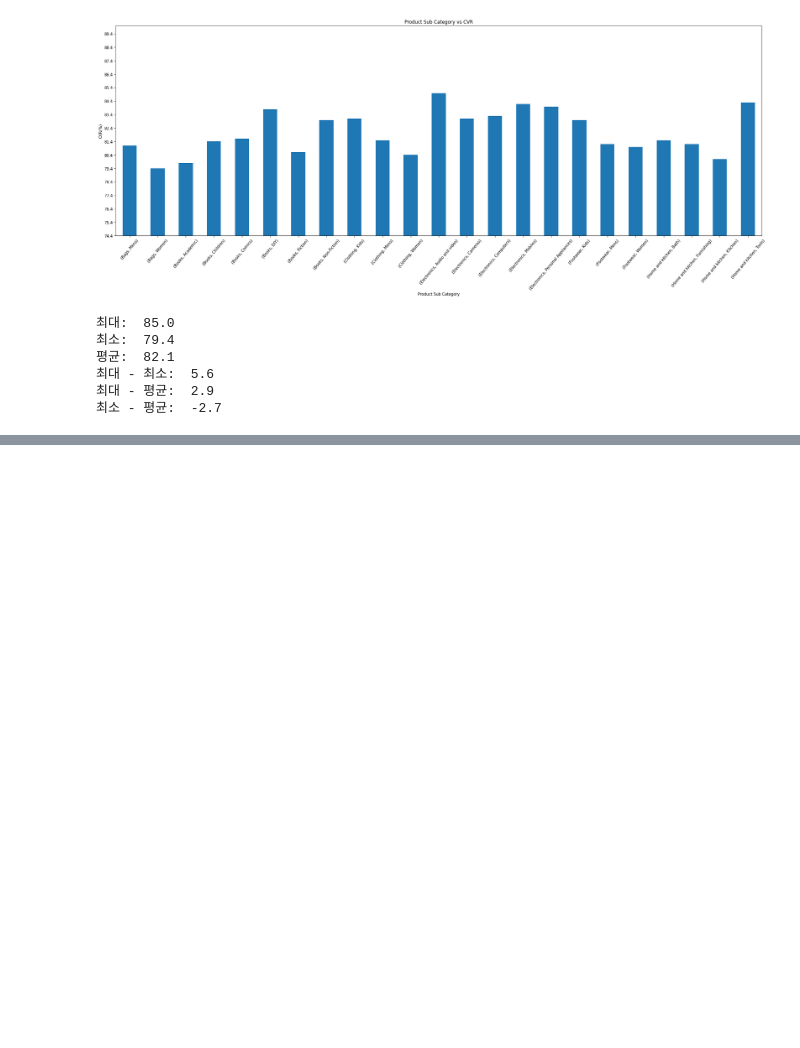
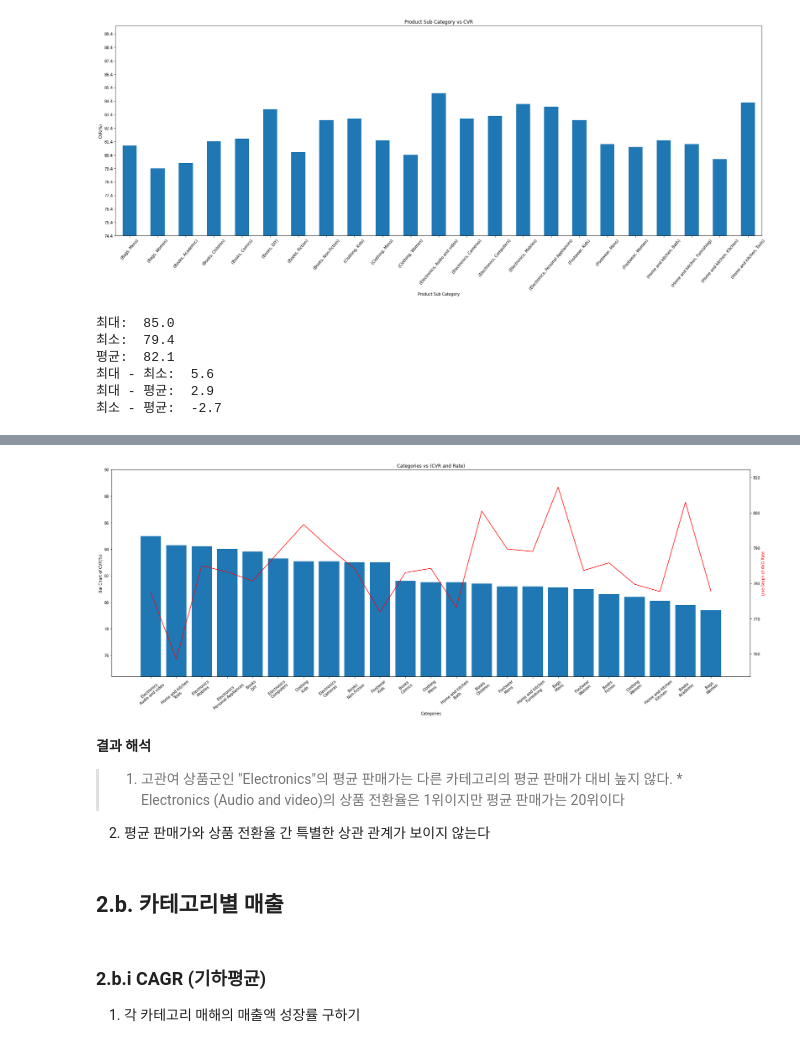
Before and after one commit to sunnyl94/Data-Analysis-Folder, a Jupyter notebook: Retail_Case_Study.ipynb, the cells around one changed output, grey strips where cells are left out. Drawn from its saved outputs; the diff is of its cells as text; code cells hidden in the pictures; blank space fills up the shorter version.

Commit message:
added cvr graph | CAGR

```diff
--- a/Retail_Case_Study.ipynb
+++ b/Retail_Case_Study.ipynb
@@ -448,0 +463,42 @@ pd.pivot_table(new_data,
+# %%
+fig, ax1 = plt.subplots(figsize=(30,10))
+
+x = cvr_new.index
+x_cats = [f'{cat1}\n{cat2}' for cat1, cat2 in x]
+
+y1 = cvr_new["CVR(%)"]
+y2 = cvr_new[('Rate', 'confirm')]
+
+x_pos = np.arange(len(x))
+ax1.bar(x_pos, y1)
+ax1.set_ylabel('Bar Chart of CVR(%)')
+ax1.set_xticks(x_pos)
+ax1.set_xticklabels(x_cats, rotation=40)
+ax1.set_ylim(y1.min() - 5, y1.max() + 5)
+
+ax2 = ax1.twinx()
+ax2.plot(x_pos, y2, color='red')
+ax2.set_ylabel('Line Graph of AVG Rate', color='red')
+ax2.set_ylim(y2.min() - 5, y2.max() + 5)
+
+ax1.set_xlabel('Categories')
+ax2.set_title('Categories vs (CVR and Rate)')
+
+plt.show()
+# %% [output]
+[figure, added]
+# %% [markdown]
+
+**결과 해석**
+
+
+
+> 1. 고관여 상품군인 "Electronics"의 평균 판매가는 다른 카테고리의 평균 판매가 대비 높지 않다.
+    * Electronics (Audio and video)의 상품 전환율은 1위이지만 평균 판매가는 20위이다
+2. 평균 판매가와 상품 전환율 간 특별한 상관 관계가 보이지 않는다
+# %% [markdown]
+## 2.b. 카테고리별 매출
+# %% [markdown]
+### 2.b.i CAGR (기하평균)
+
+1. 각 카테고리 매해의 매출액 성장률 구하기
```
Also changed, not shown: parts of 14 cells of this notebook.
